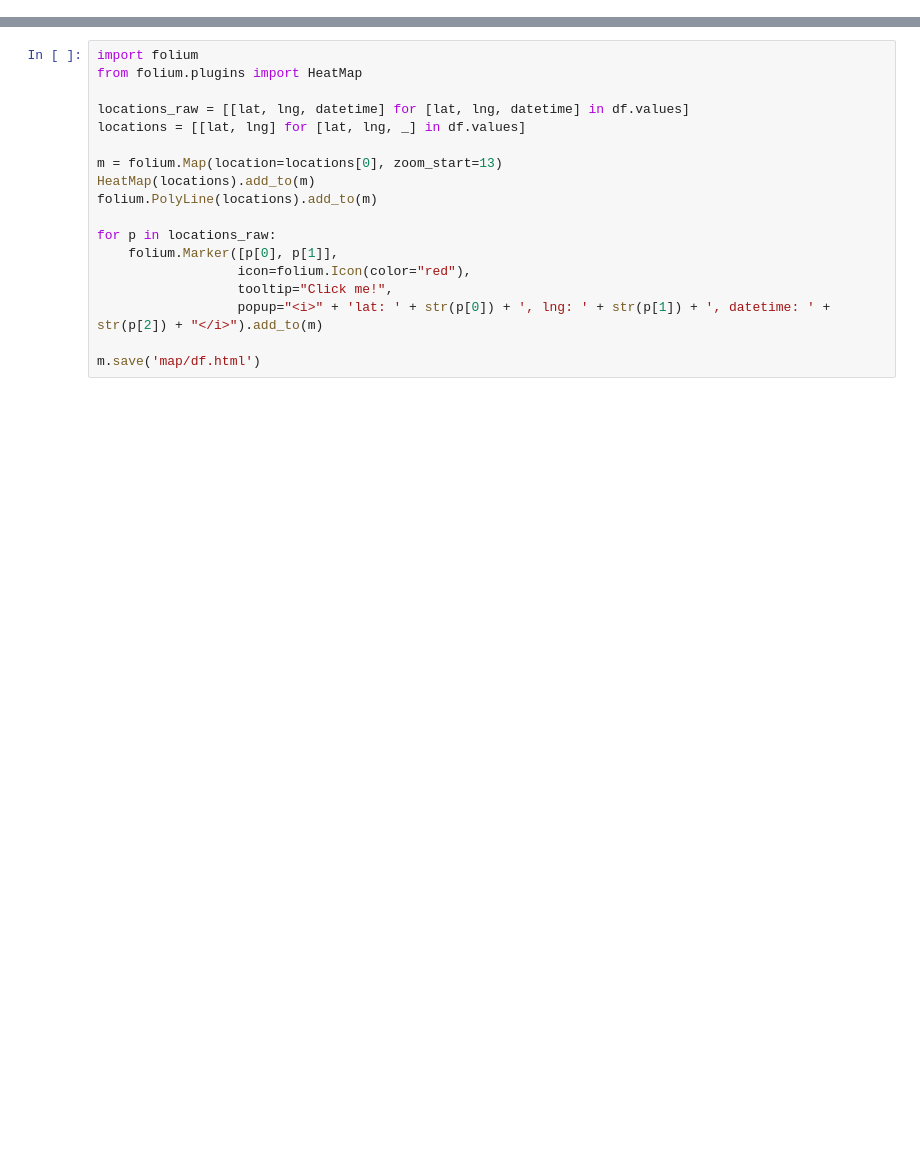
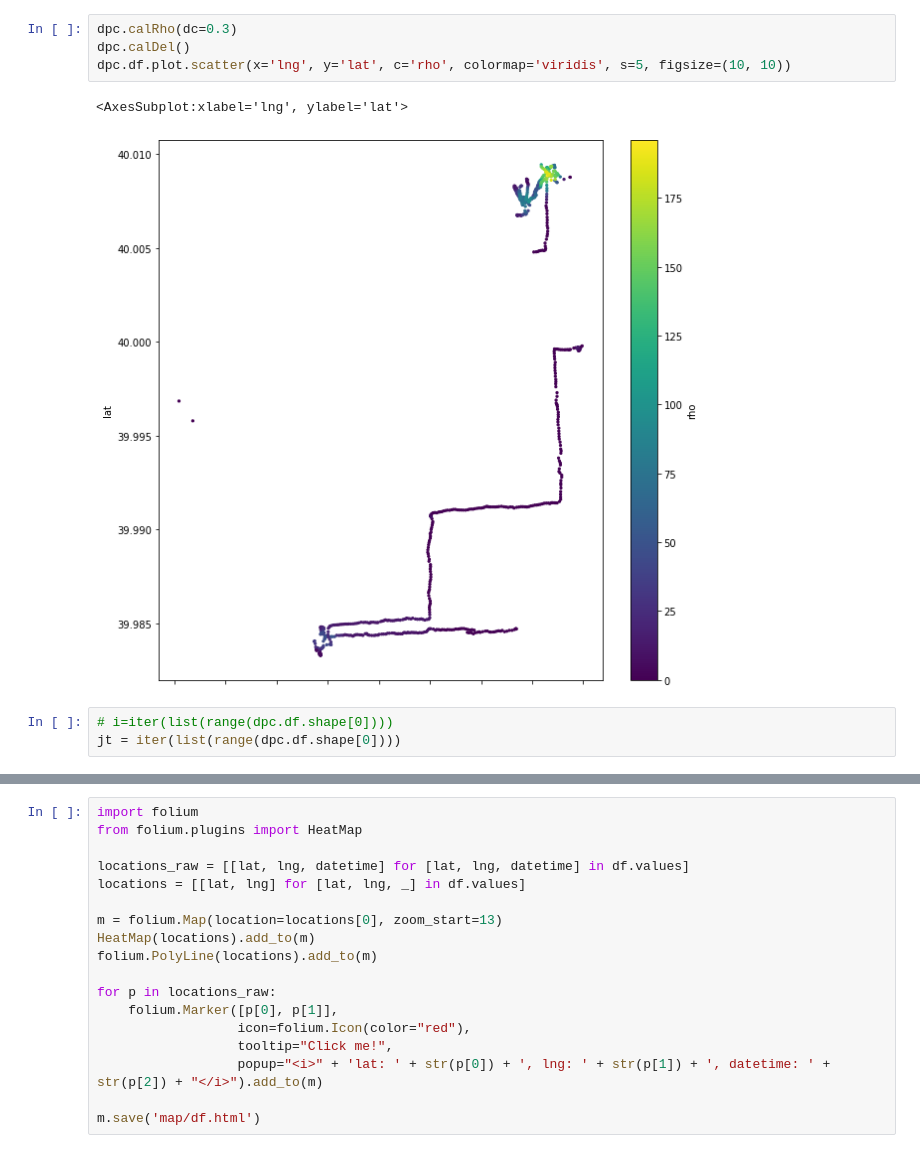
Before and after one commit to KEAE12315/flotation_old, a Jupyter notebook: test.ipynb, the cells around one changed output, grey strips where cells are left out. Drawn from its saved outputs; the diff is of its cells as text; blank space fills up the shorter version.

```diff
--- a/test.ipynb
+++ b/test.ipynb
@@ -11,0 +32,10 @@ dataset/Geolife Trajectories 1.3/Data/000/Trajectory/20081023025304.plt
+# %%
+dpc.calRho(dc=0.3)
+dpc.calDel()
+dpc.df.plot.scatter(x='lng', y='lat', c='rho', colormap='viridis', s=5, figsize=(10, 10))
+# %% [output]
+<AxesSubplot:xlabel='lng', ylabel='lat'>
+[figure, added]
+# %%
+# i=iter(list(range(dpc.df.shape[0])))
+jt = iter(list(range(dpc.df.shape[0])))
```
Also changed, not shown: parts of 7 cells of this notebook, 6 other files.
